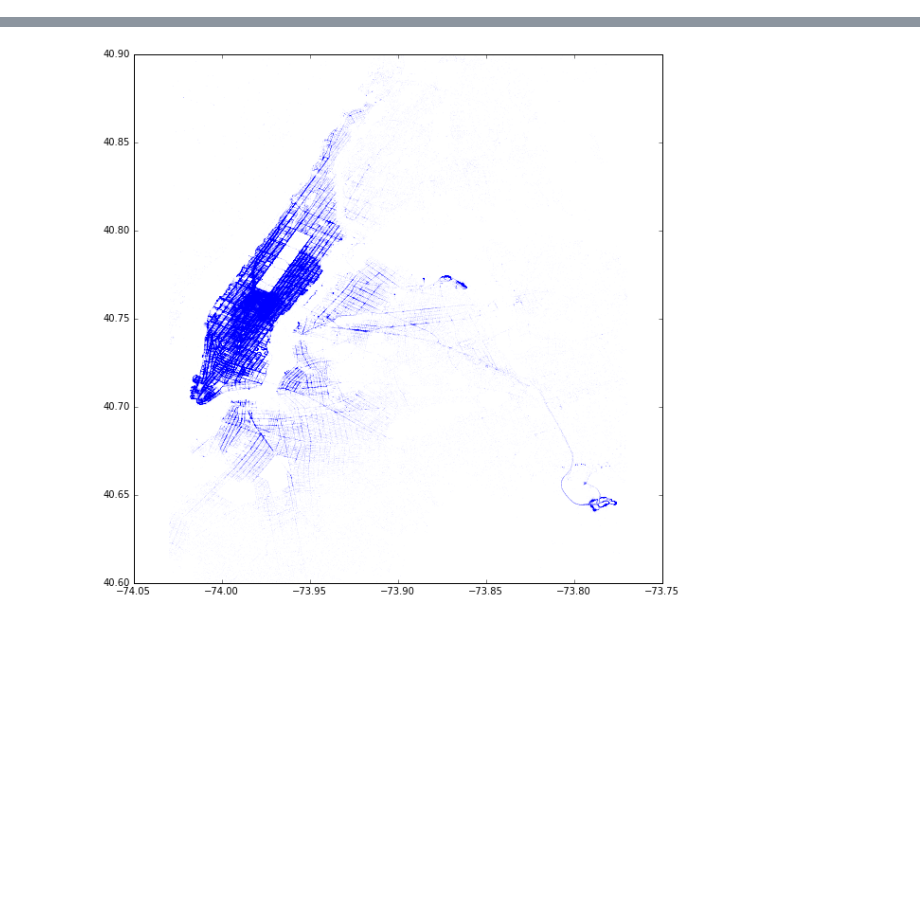
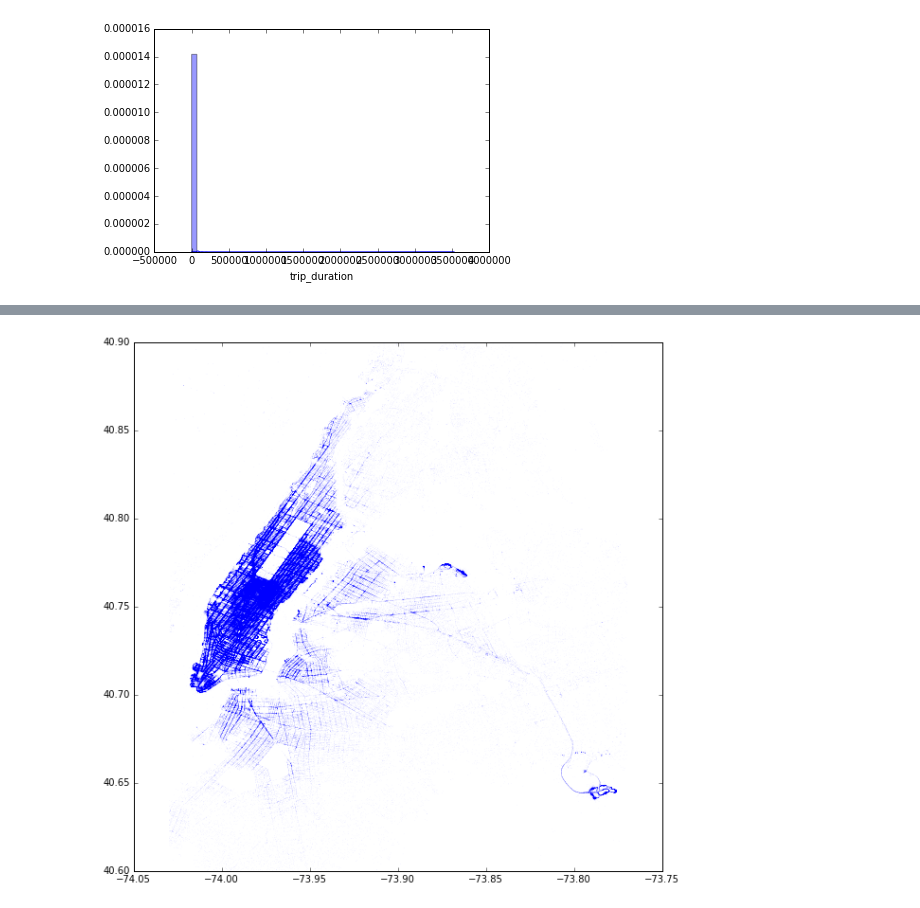
Before and after one commit to pratvi123/kaggle-TaxiTripDuration, a Jupyter notebook: src/figure_test.ipynb, the cells around one changed output, grey strips where cells are left out. Cells and saved outputs as stored; diff of their text form; code cells hidden in the pictures; blank space fills up the shorter version.

```diff
--- a/src/figure_test.ipynb
+++ b/src/figure_test.ipynb
@@ -4,3 +5,9 @@ import matplotlib.pyplot as plt
 # %%
 train = pd.read_csv("../data/train.csv")
 test = pd.read_csv("../data/test.csv")
+# %%
+start = time.time()
+sns.distplot((train.trip_duration))
+plt.show()
+# %% [output]
+[figure, added]
```
Also changed, not shown: parts of 8 cells of this notebook, 6 other files.
